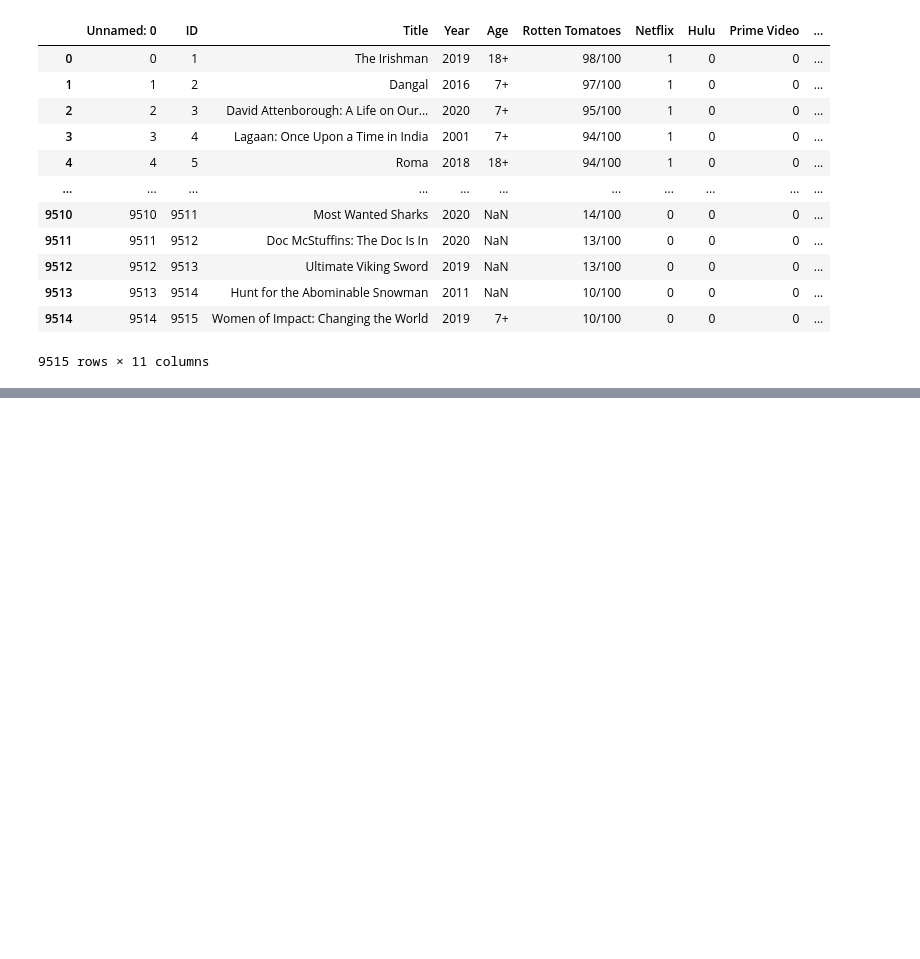
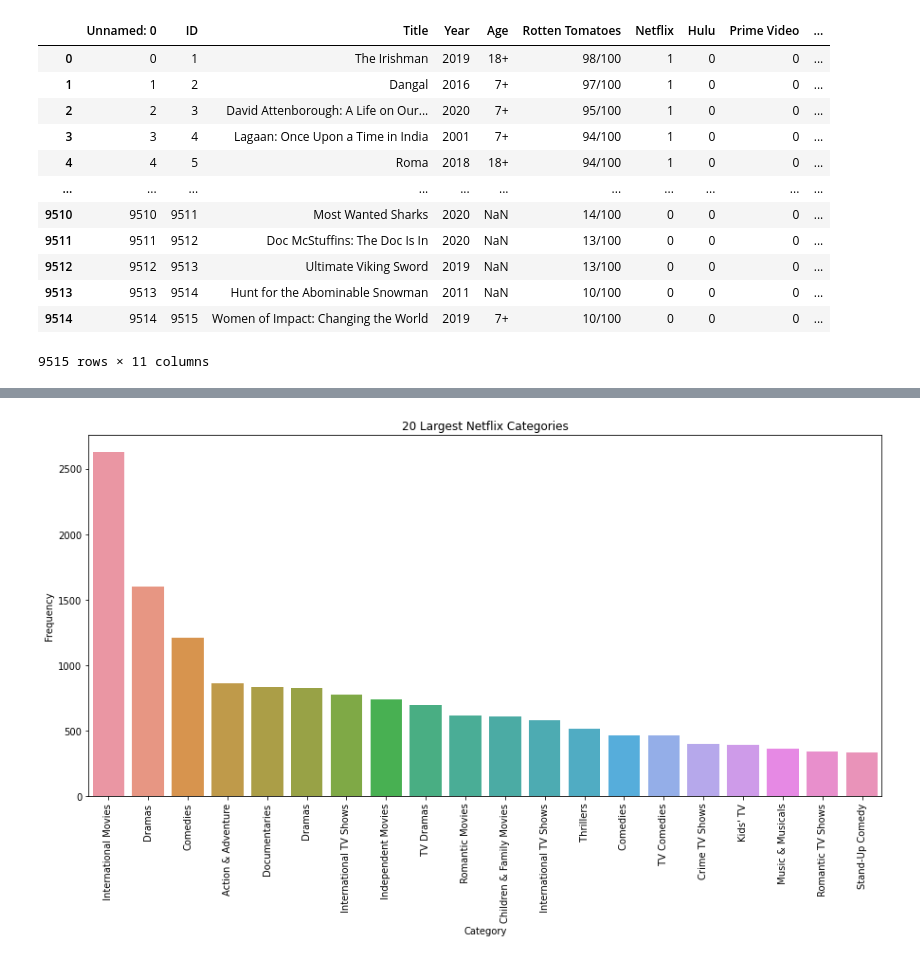
Before and after one commit to LobsterChampagne/datavis-project-2022-data-wizards, a Jupyter notebook: Explore.ipynb, the cells around one changed output, grey strips where cells are left out. Saved outputs shown, nothing was run; the diff lists cells and outputs as text; code cells hidden in the pictures; blank space fills up the shorter version.

```diff
--- a/Explore.ipynb
+++ b/Explore.ipynb
@@ -42,0 +160,17 @@ platforms
+# %%
+#netflix categories grouped
+a = netflix['listed_in'].str.split(',').explode('listed_in')
+b = pd.DataFrame(a.groupby(a).count())
+b.columns = ['count']
+b['category'] = b.index
+c = b.sort_values('count', ascending=False)[:20]
+# %%
+plt.figure(figsize=(15, 7))
+sns.barplot(x='category', y='count', data=c)
+plt.title('20 Largest Netflix Categories')
+plt.xlabel('Category')
+plt.ylabel('Frequency')
+plt.xticks(rotation=90)
+plt.show()
+# %% [output]
+[figure, added]
```
Also changed, not shown: parts of 16 cells of this notebook.
